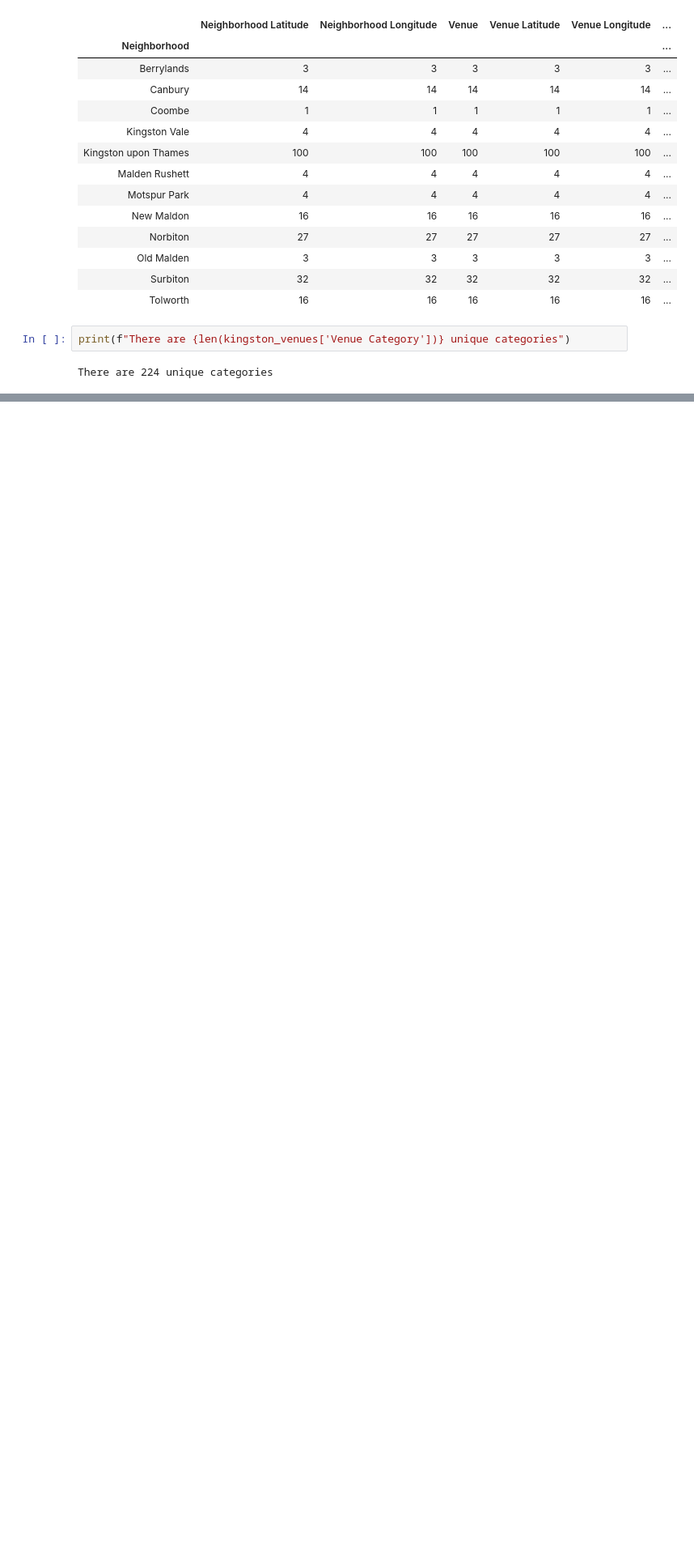
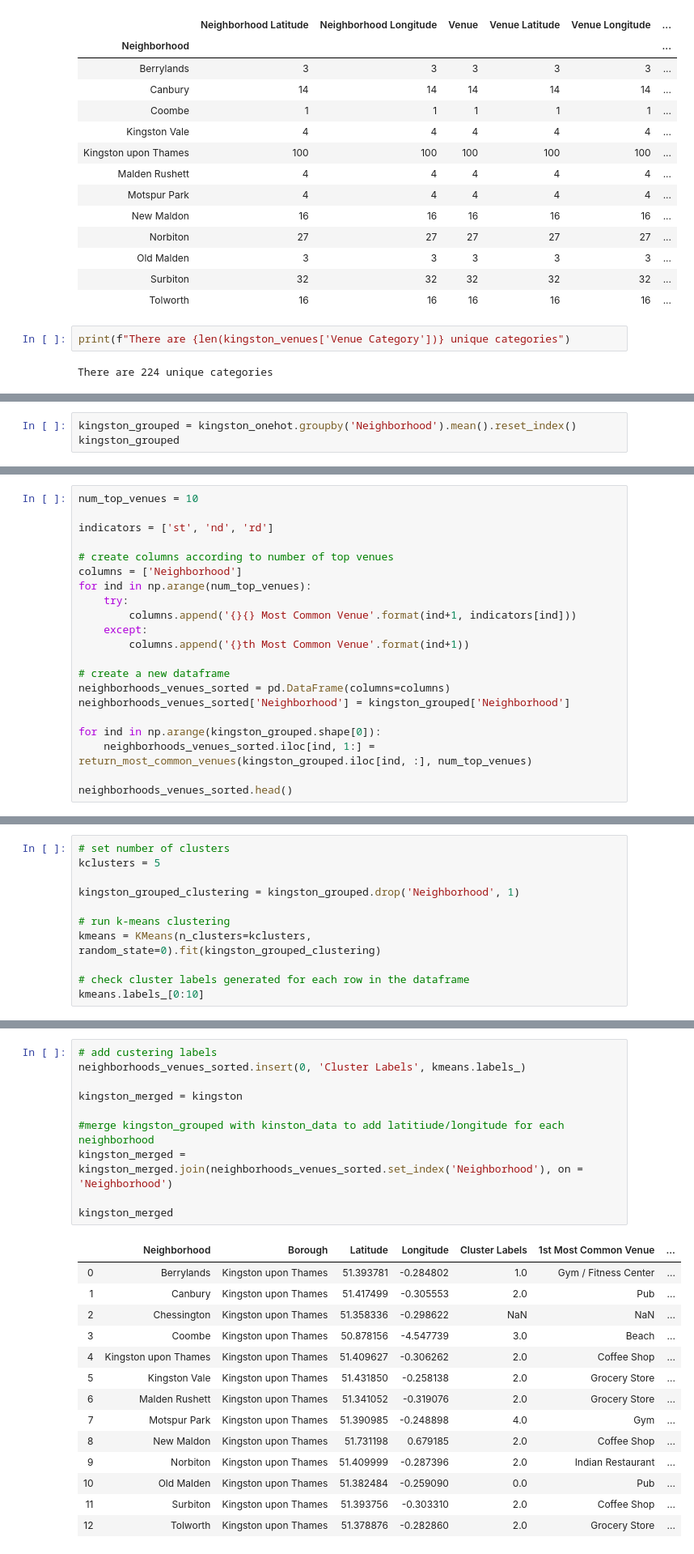
Before and after one commit to pratyushmp/Coursera_Capstone, a Jupyter notebook: The Battle of Neighborhoods/The Battle of Neighborhoods - London Neighborhood Clustering.ipynb, the cells around one changed output, grey strips where cells are left out. Shown at 81% size. Drawn from its saved outputs; the diff is of its cells as text; blank space fills up the shorter version.

Commit message:
Added London Neighborhood Clustering

```diff
--- a/The Battle of Neighborhoods/The Battle of Neighborhoods - London Neighborhood Clustering.ipynb
+++ b/The Battle of Neighborhoods/The Battle of Neighborhoods - London Neighborhood Clustering.ipynb
@@ -537,0 +563,3 @@ There are 224 unique categories
+# %%
+kingston_grouped = kingston_onehot.groupby('Neighborhood').mean().reset_index()
+kingston_grouped
@@ -537,0 +619,21 @@ There are 224 unique categories
+# %%
+num_top_venues = 10
+
+indicators = ['st', 'nd', 'rd']
+
+# create columns according to number of top venues
+columns = ['Neighborhood']
+for ind in np.arange(num_top_venues):
+    try:
+        columns.append('{}{} Most Common Venue'.format(ind+1, indicators[ind]))
+    except:
+        columns.append('{}th Most Common Venue'.format(ind+1))
+
+# create a new dataframe
+neighborhoods_venues_sorted = pd.DataFrame(columns=columns)
+neighborhoods_venues_sorted['Neighborhood'] = kingston_grouped['Neighborhood']
+
+for ind in np.arange(kingston_grouped.shape[0]):
+    neighborhoods_venues_sorted.iloc[ind, 1:] = return_most_common_venues(kingston_grouped.iloc[ind, :], num_top_venues)
+
+neighborhoods_venues_sorted.head()
@@ -537,0 +651,11 @@ There are 224 unique categories
+# %%
+# set number of clusters
+kclusters = 5
+
+kingston_grouped_clustering = kingston_grouped.drop('Neighborhood', 1)
+
+# run k-means clustering
+kmeans = KMeans(n_clusters=kclusters, random_state=0).fit(kingston_grouped_clustering)
+
+# check cluster labels generated for each row in the dataframe
+kmeans.labels_[0:10]
@@ -537,0 +664,25 @@ There are 224 unique categories
+# %%
+# add custering labels
+neighborhoods_venues_sorted.insert(0, 'Cluster Labels', kmeans.labels_)
+
+kingston_merged = kingston
+
+#merge kingston_grouped with kinston_data to add latitiude/longitude for each neighborhood
+kingston_merged = kingston_merged.join(neighborhoods_venues_sorted.set_index('Neighborhood'), on = 'Neighborhood')
+
+kingston_merged
+# %% [output]
+|  | Neighborhood | Borough | Latitude | Longitude | Cluster Labels | 1st Most Common Venue | ... |
+| 0 | Berrylands | Kingston upon Thames | 51.393781 | -0.284802 | 1.0 | Gym / Fitness Center | ... |
+| 1 | Canbury | Kingston upon Thames | 51.417499 | -0.305553 | 2.0 | Pub | ... |
+| 2 | Chessington | Kingston upon Thames | 51.358336 | -0.298622 | NaN | NaN | ... |
+| 3 | Coombe | Kingston upon Thames | 50.878156 | -4.547739 | 3.0 | Beach | ... |
+| 4 | Kingston upon Thames | Kingston upon Thames | 51.409627 | -0.306262 | 2.0 | Coffee Shop | ... |
+| 5 | Kingston Vale | Kingston upon Thames | 51.431850 | -0.258138 | 2.0 | Grocery Store | ... |
+| 6 | Malden Rushett | Kingston upon Thames | 51.341052 | -0.319076 | 2.0 | Grocery Store | ... |
+| 7 | Motspur Park | Kingston upon Thames | 51.390985 | -0.248898 | 4.0 | Gym | ... |
+| 8 | New Maldon | Kingston upon Thames | 51.731198 | 0.679185 | 2.0 | Coffee Shop | ... |
+| 9 | Norbiton | Kingston upon Thames | 51.409999 | -0.287396 | 2.0 | Indian Restaurant | ... |
+| 10 | Old Malden | Kingston upon Thames | 51.382484 | -0.259090 | 0.0 | Pub | ... |
+| 11 | Surbiton | Kingston upon Thames | 51.393756 | -0.303310 | 2.0 | Coffee Shop | ... |
+| 12 | Tolworth | Kingston upon Thames | 51.378876 | -0.282860 | 2.0 | Grocery Store | ... |
```
Also changed, not shown: parts of 30 cells of this notebook.
